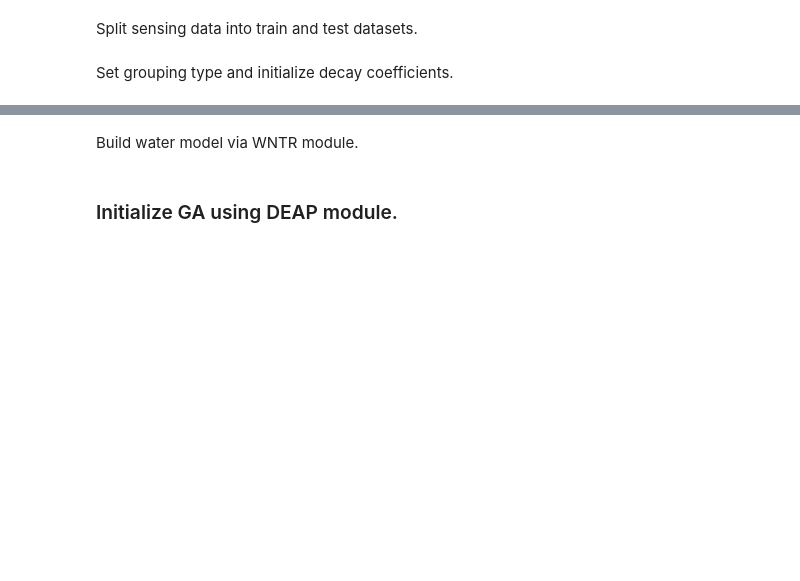
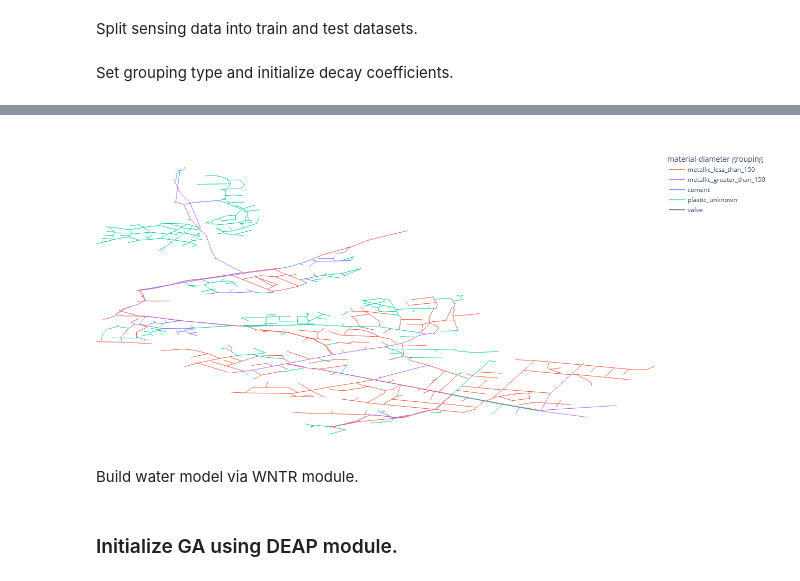
Before and after one commit to bradleywjenks/bayesian-wq-calibration, a Jupyter notebook: notebooks/02-GA-model-calibration.ipynb, the cells around one changed output, grey strips where cells are left out. Drawn from its saved outputs; the diff is of its cells as text; code cells hidden in the pictures; blank space fills up the shorter version.

```diff
--- a/notebooks/02-GA-model-calibration.ipynb
+++ b/notebooks/02-GA-model-calibration.ipynb
@@ -53,22 +53,22 @@ total_datetime = flow_df['datetime'].unique()[list(total_range)]
 # %% [markdown]
 Set grouping type and initialize decay coefficients.
 # %%
-grouping = 'roughness'
-bulk_coeff = -0.5 # day^-1 (from BW)
+grouping = 'material-diameter'
+bulk_coeff = -0.85 # day^-1 (from bottle tests)
 field_temp = wq_df[wq_df['data_type'] == 'temperature']['mean'].mean()
 bulk_coeff = bulk_temp_adjust(bulk_coeff, field_temp)
 
 if grouping == 'single':
     n_coeffs = 1
-    bounds = [(-5.0, 0.0)] # single wall decay coefficient
+    bounds = [(-1.0, 0.0)] # single wall decay coefficient
 elif grouping == 'material':
     n_coeffs = 3
-    bounds = [(-5.0, 0.0), (-2.0, 0.0), (-1.0, 0.0)] # variable order: metallic, cement, plastic_unknown
+    bounds = [(-1.0, 0.0), (-0.25, 0.0), (-0.1, 0.0)] # variable order: metallic, cement, plastic_unknown
 elif grouping == 'material-diameter':
     n_coeffs = 4
-    bounds = [(-5.0, 0.0), (-3.0, 0.0), (-2.0, 0.0), (-1.0, 0.0)] # variable order: metallic_less_than_150, metallic_greater_than_150, cement, plastic_unknown
+    bounds = [(-1.0, 0.0), (-0.5, 0.0), (-0.25, 0.0), (-0.1, 0.0)] # variable order: metallic_less_than_150, metallic_greater_than_150, cement, plastic_unknown
 elif grouping == 'roughness':
     n_coeffs = 6
-    bounds = [(-5.0, 0.0), (-5.0, 0.0), (-3.0, 0.0), (-3.0, 0.0), (-2.0, 0.0), (-2.0, 0.0)] # variable order: less_than_50, between_50_and_65, between_65_and_80, between_80_and_100, between_100_and_120, greater_than_120
+    bounds = [(-1.0, 0.0), (-1.0, 0.0), (-0.5, 0.0), (-0.5, 0.0), (-0.25, 0.0), (-0.25, 0.0)] # variable order: less_than_50, between_50_and_65, between_65_and_80, between_80_and_100, between_100_and_120, greater_than_120
 plot_network(grouping=grouping)
 # %% [output]
@@ -76,3 +75,4 @@ plot_network(grouping=grouping)
+[figure, added]
 # %%
 def enforce_bounds(individual, bounds):
     for i, (lb, ub) in enumerate(bounds):
```
Also changed, not shown: parts of 5 cells of this notebook, 1 other file.
